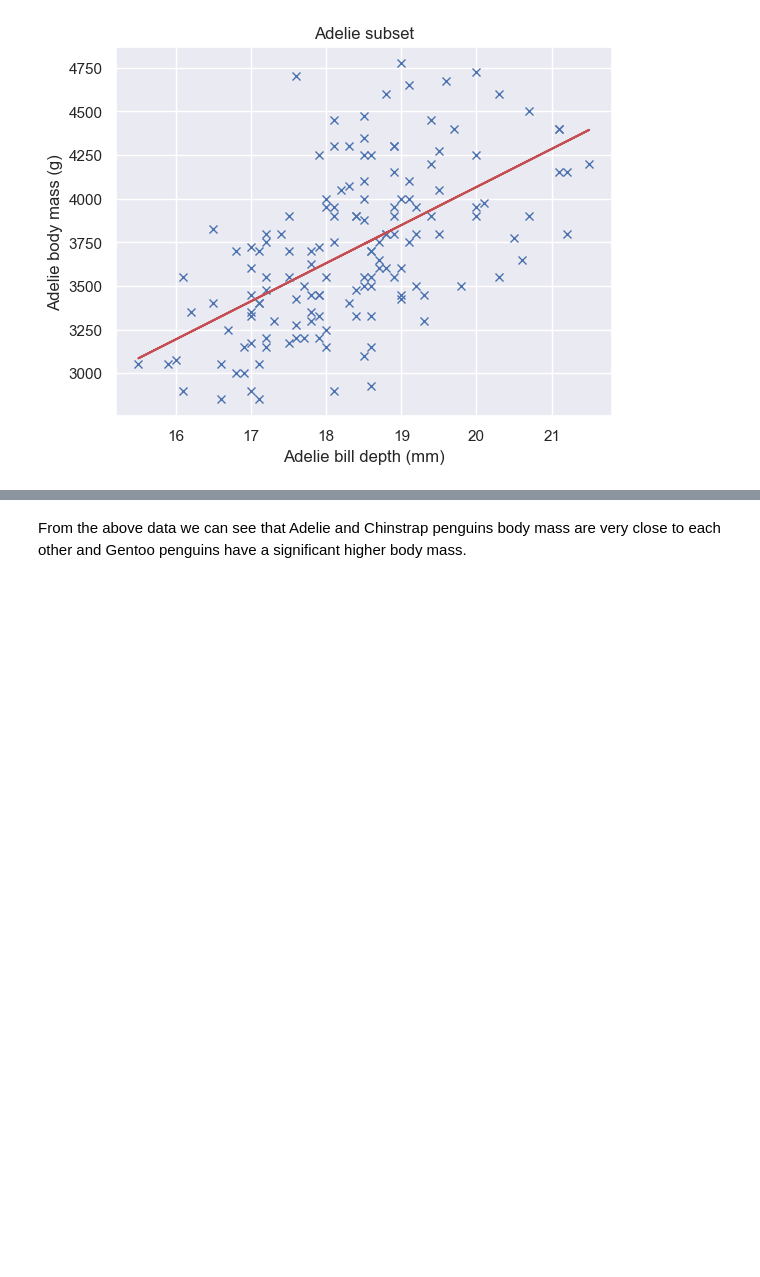
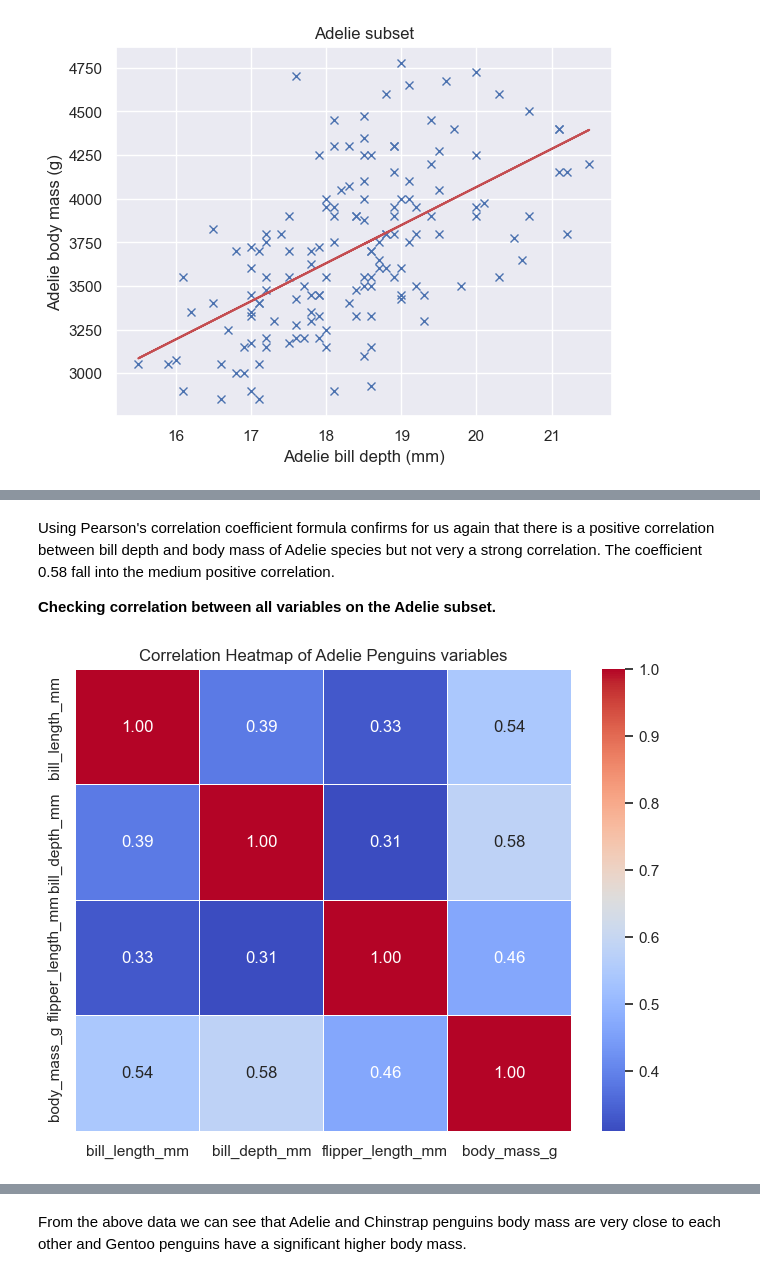
Before and after one commit to ermelinda-q/data_analytics, a Jupyter notebook: penguins.ipynb, the cells around one changed output, grey strips where cells are left out. Drawn from its saved outputs; the diff is of its cells as text; code cells hidden in the pictures; blank space fills up the shorter version.

```diff
--- a/penguins.ipynb
+++ b/penguins.ipynb
@@ -586,0 +560,18 @@ plt.show()
+# %% [markdown]
+Using Pearson's correlation coefficient formula confirms for us again that there is a positive correlation between bill depth and body mass of Adelie species but not very a strong correlation. The coefficient 0.58 fall into the medium positive correlation.
+
+__Checking correlation between all variables on the Adelie subset.__
+# %%
+# Subset the Adelie dataset to include only the relevant variables
+subset_adelie = adelie_penguins[['bill_length_mm', 'bill_depth_mm', 'flipper_length_mm', 'body_mass_g']]
+
+# Calculate correlation matrix
+subset_correlation_matrix = subset_adelie.corr()
+
+# Plot correlation matrix as heatmap
+plt.figure(figsize=(8, 6))
+sns.heatmap(subset_correlation_matrix, annot=True, cmap='coolwarm', fmt=".2f", linewidths=0.5)
+plt.title("Correlation Heatmap of Adelie Penguins variables")
+plt.show()
+# %% [output]
+[figure, added]
```
Also changed, not shown: parts of 12 cells of this notebook.
